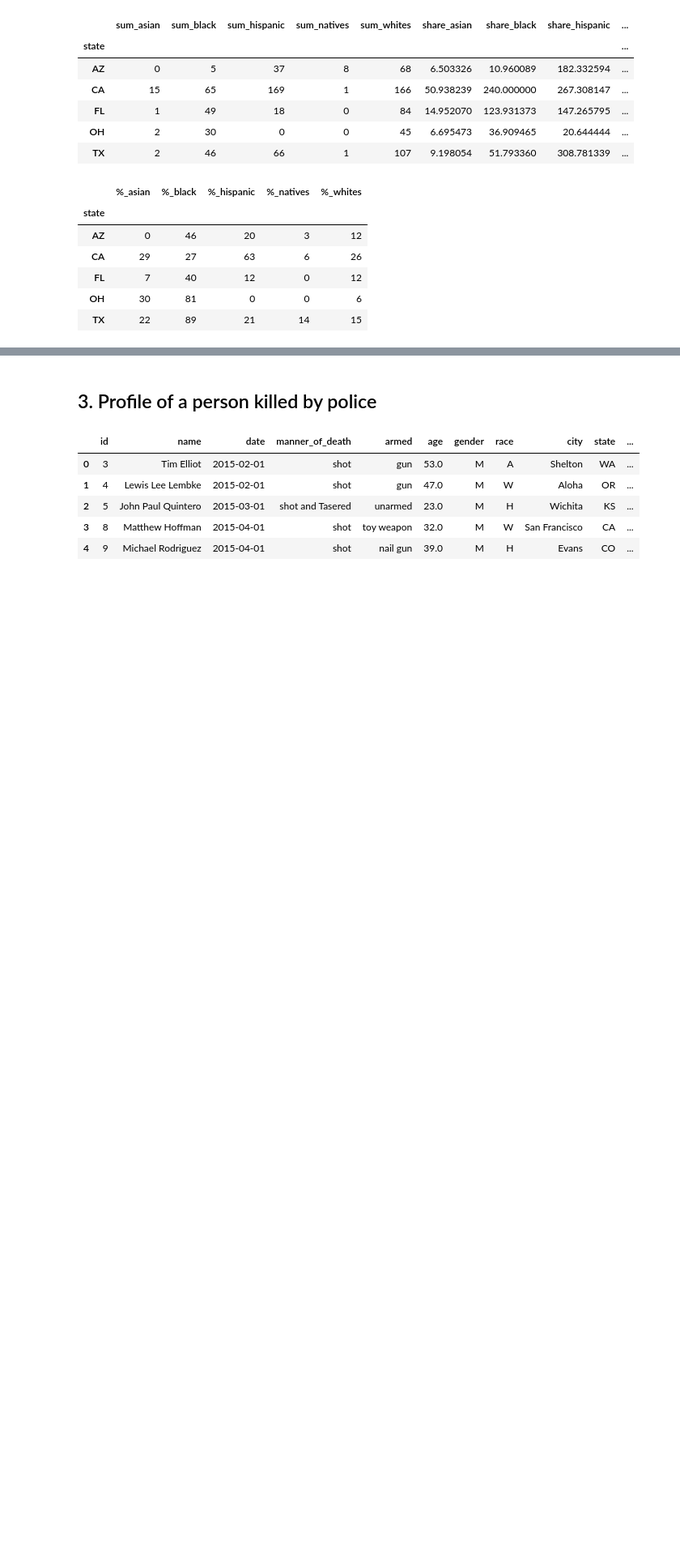
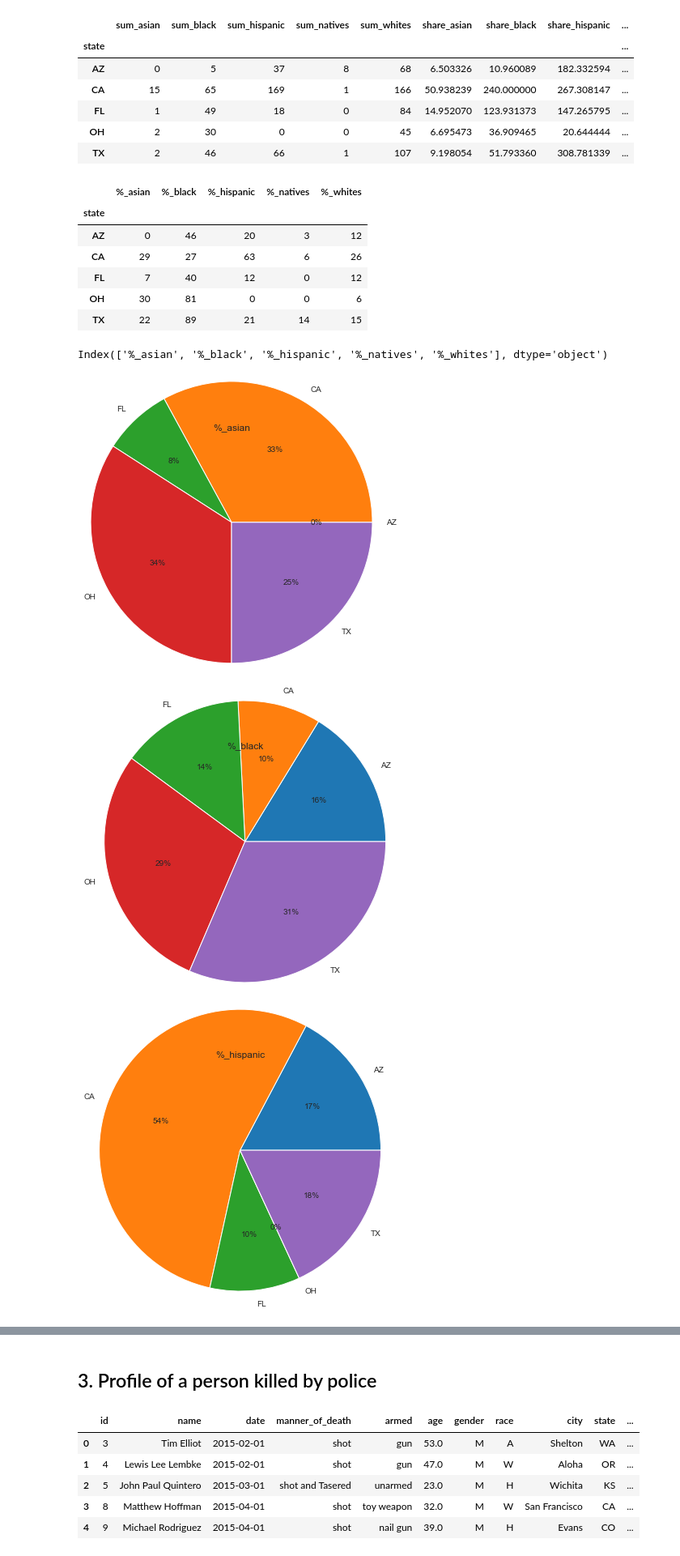
Before and after one commit to Alumasa/Data-Science-SCA, a Jupyter notebook: US Police Killings Analysis.ipynb, the cells around one changed output, grey strips where cells are left out. Shown at 81% size. Drawn from its saved outputs; the diff is of its cells as text; code cells hidden in the pictures; blank space fills up the shorter version.

```diff
--- a/US Police Killings Analysis.ipynb
+++ b/US Police Killings Analysis.ipynb
@@ -738,3 +727,21 @@ top5_race_pc
 | FL | 7 | 40 | 12 | 0 | 12 |
 | OH | 30 | 81 | 0 | 0 | 6 |
 | TX | 22 | 89 | 21 | 14 | 15 |
+# %%
+races = top5_race_pc.columns
+races
+# %% [output]
+Index(['%_asian', '%_black', '%_hispanic', '%_natives', '%_whites'], dtype='object')
+# %%
+#a visualization of each race by state
+for race in races:
+    values= top5_race_pc[race]
+    labels= top5_race_pc.index
+    plt.axis('equal')
+    plt.title(race)
+    plt.pie(values, labels=labels, radius=2, autopct='%0.0f%%')
+    plt.show();
+# %% [output]
+[figure, added]
+[figure, added]
+[figure, added]
```
Also changed, not shown: parts of 39 cells of this notebook.
